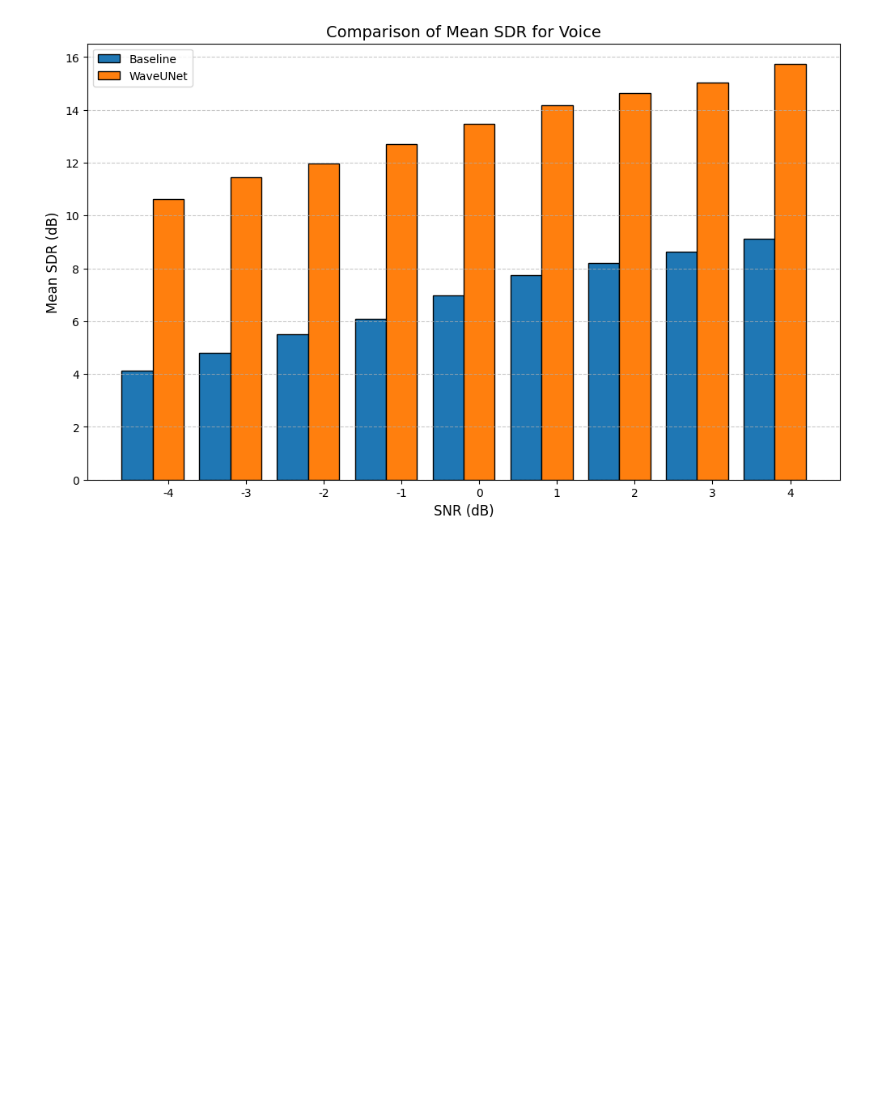
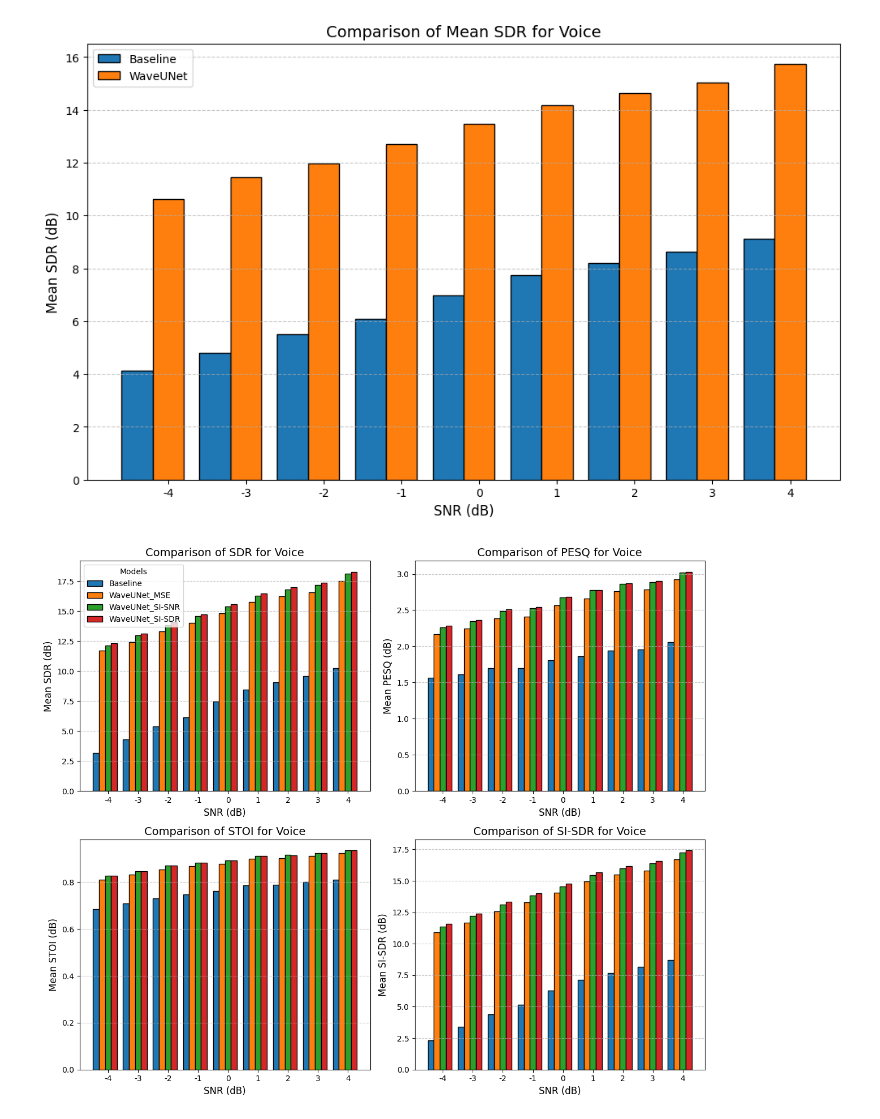
Before and after one commit to romainpujol/deep_learning_signal, a Jupyter notebook: source_separation_v2.ipynb, the cells around one changed output. Cells and saved outputs as stored; diff of their text form; code cells hidden in the pictures; blank space fills up the shorter version.

Commit message:
Comparison with different losses

```diff
--- a/source_separation_v2.ipynb
+++ b/source_separation_v2.ipynb
@@ -484,3 +591,5 @@ baseline_mean_sdr = mean_sdr(baseline, "./data/source_separation/test")
+# %%
+waveunet_si_sdr_metrics = metrics(waveunet_si_sdr, TEST_DIR)
 # %%
 def compare_sdr_multi(models_sdr):
     common_snrs = sorted(
@@ -507,6 +616,40 @@ def compare_sdr_multi(models_sdr):
     plt.legend()
     plt.grid(axis='y', linestyle='--', alpha=0.7)
     plt.show()
+# %%
+def compare_metrics_multi(models_metrics):
+    common_snrs = sorted(
+        set.intersection(*[set(metrics.keys()) for metrics in models_metrics.values()])
+    )
+    model_names = list(models_metrics.keys())
+    metrics_list = list(models_metrics[model_names[0]][common_snrs[0]].keys())
+    n_metrics = len(metrics_list)
+    n_cols = (n_metrics + 1) // 2
+    fig, axes = plt.subplots(2, n_cols, figsize=(6 * n_cols, 10))
+    axes = axes.flatten()
+    for idx, metric in enumerate(metrics_list):
+        ax = axes[idx]
+        for i, model_name in enumerate(model_names):
+            values = [models_metrics[model_name][snr][metric] for snr in common_snrs]
+            ax.bar(
+                [p + i * 0.2 for p in range(len(common_snrs))],
+                values,
+                width=0.2,
+                label=model_name,
+                edgecolor='black'
+            )
+        ax.set_xticks([p + 0.2 * (len(model_names) / 2) for p in range(len(common_snrs))])
+        ax.set_xticklabels(common_snrs)
+        ax.set_xlabel('SNR (dB)', fontsize=12)
+        ax.set_ylabel(f'Mean {metric} (dB)', fontsize=12)
+        ax.set_title(f'Comparison of {metric} for Voice', fontsize=14)
+        ax.grid(axis='y', linestyle='--', alpha=0.7)
+        if idx == 0:
+            ax.legend(title='Models')
+    for j in range(len(metrics_list), len(axes)):
+        fig.delaxes(axes[j])
+    plt.tight_layout()
+    plt.show()
 # %%
 models_sdr = {
     'Baseline': baseline_mean_sdr,
@@ -516,3 +659,14 @@ models_sdr = {
 compare_sdr_multi(models_sdr)
 # %% [output]
 [figure]
+# %%
+models_metrics = {
+    'Baseline': baseline_metrics["per_snr"],
+    'WaveUNet_MSE': waveunet_mse_metrics["per_snr"],
+    'WaveUNet_SI-SNR': waveunet_si_snr_metrics["per_snr"],
+    'WaveUNet_SI-SDR': waveunet_si_sdr_metrics["per_snr"]
+}
+
+compare_metrics_multi(models_metrics)
+# %% [output]
+[figure, added]
```
Also changed, not shown: parts of 27 cells of this notebook, 1 other file.
